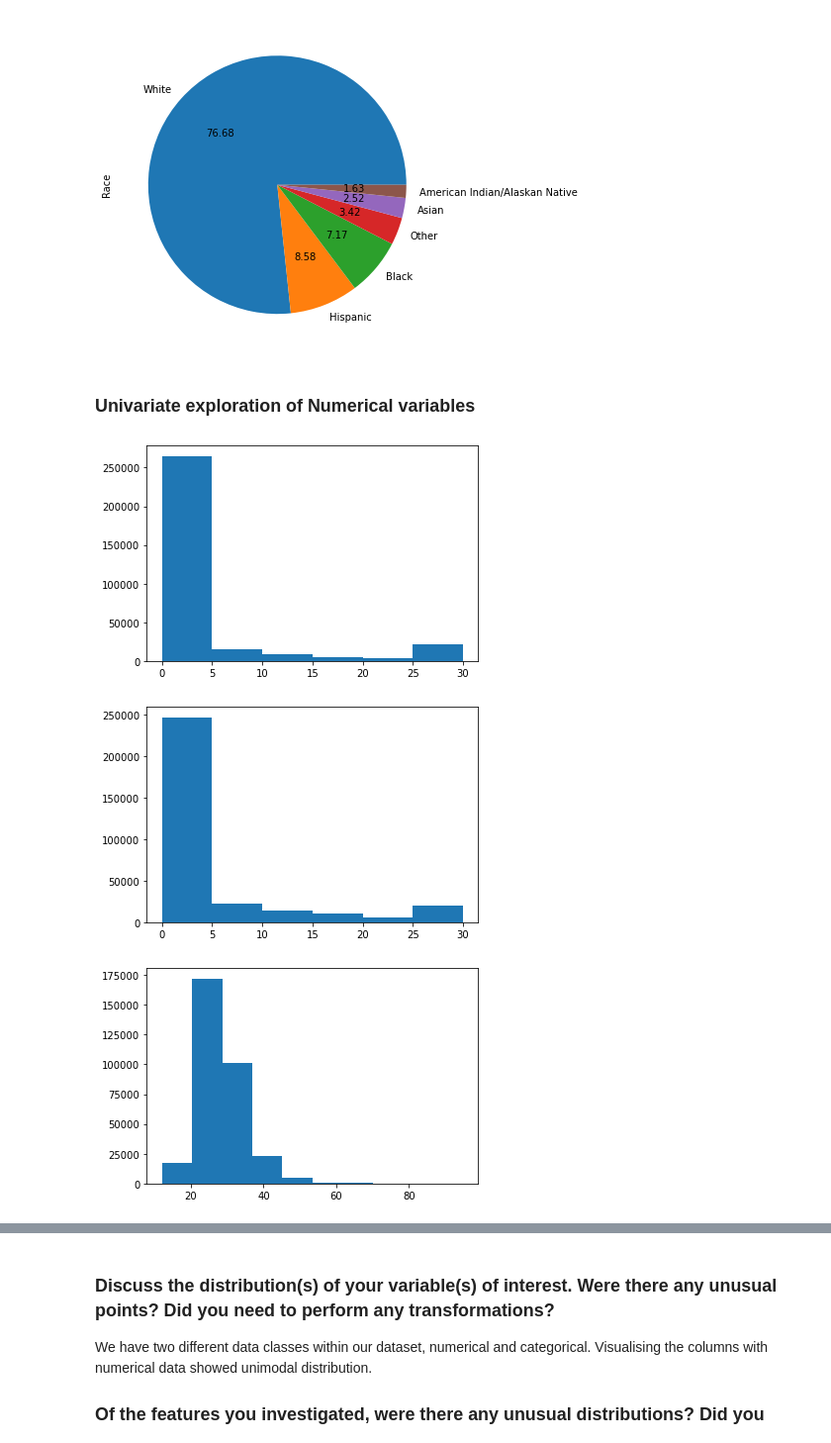
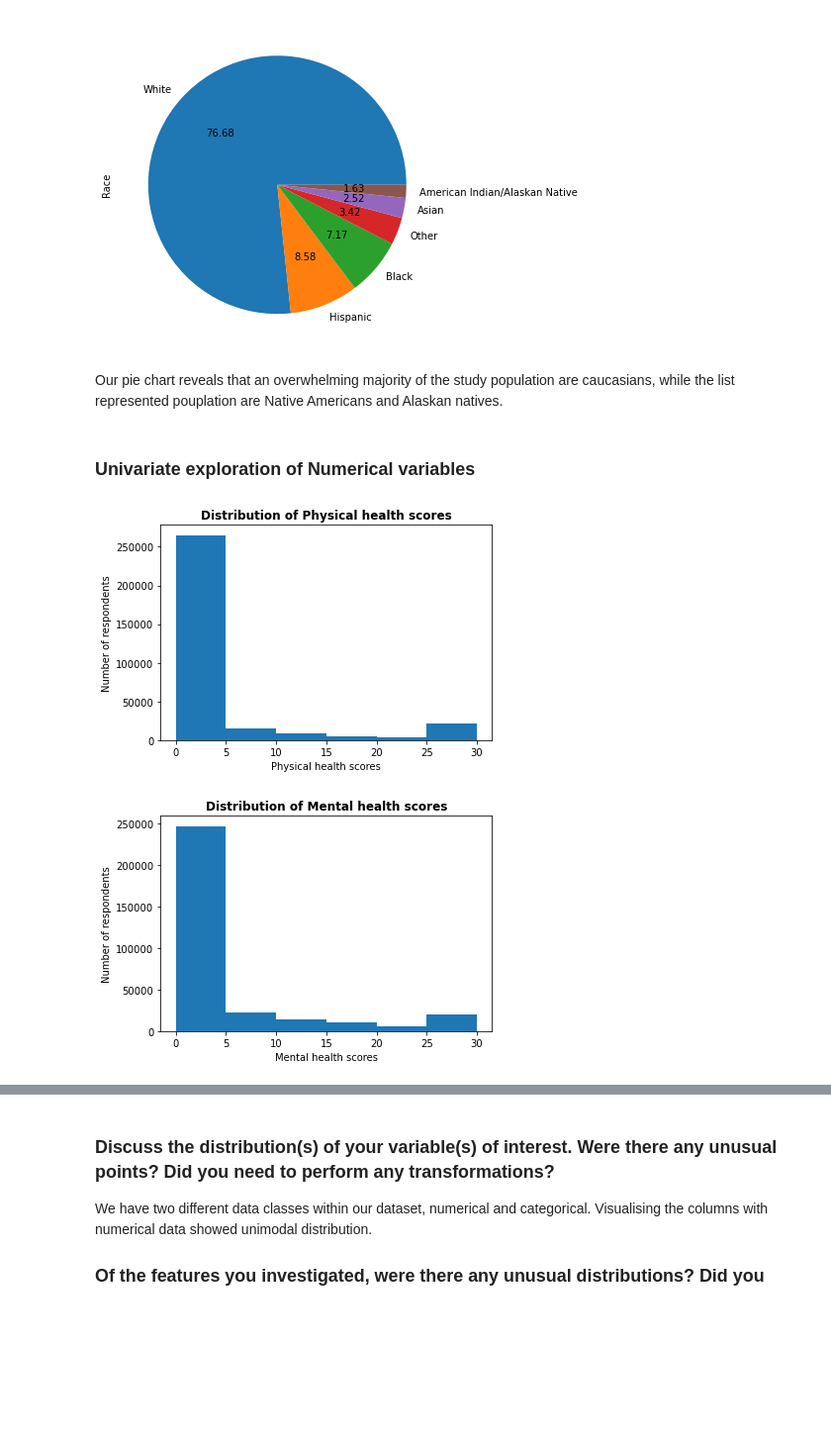
Before and after one commit to HuzaifaImam/Heart-disease-personal-indicators, a Jupyter notebook: Personal key indicators for heart disease.ipynb, the cells around one changed output, grey strips where cells are left out. Shown at 99% size. Cells and saved outputs as stored; diff of their text form; code cells hidden in the pictures; blank space fills up the shorter version.

```diff
--- a/Personal key indicators for heart disease.ipynb
+++ b/Personal key indicators for heart disease.ipynb
@@ -267,19 +288,23 @@ racial_distribution = heart_disease_df['Race'].value_counts()
 racial_distribution.plot(kind='pie', autopct='%.2f', figsize=(6, 6));
 # %% [output]
 [figure]
+# %% [markdown]
+Our pie chart reveals that an overwhelming majority of the study population are caucasians, while the list represented pouplation are Native Americans and Alaskan natives.
 # %% [markdown]
 ### Univariate exploration of Numerical variables
 # %%
 bins = np.arange(0, heart_disease_df['PhysicalHealth'].max()+5, 5)
-plt.hist(data = heart_disease_df, x = 'PhysicalHealth', bins = bins);
+plt.hist(data = heart_disease_df, x = 'PhysicalHealth', bins = bins)
+plt.title('Distribution of Physical health scores', y =1, weight = "bold")
+plt.xlabel('Physical health scores')
+plt.ylabel('Number of respondents');
 # %% [output]
-[figure, old version]
+[figure, new version]
 # %%
 bins = np.arange(0, heart_disease_df['MentalHealth'].max()+5, 5)
-plt.hist(data = heart_disease_df, x = 'MentalHealth', bins = bins);
+plt.hist(data = heart_disease_df, x = 'MentalHealth', bins = bins)
+plt.title('Distribution of Mental health scores', weight = "bold")
+plt.xlabel('Mental health scores')
+plt.ylabel('Number of respondents');
 # %% [output]
-[figure, old version]
+[figure, new version]
-# %%
-plt.hist(data = heart_disease_df, x = 'BMI');
-# %% [output]
-[figure, removed]
```
Also changed, not shown: parts of 40 cells of this notebook, 8 other files.
